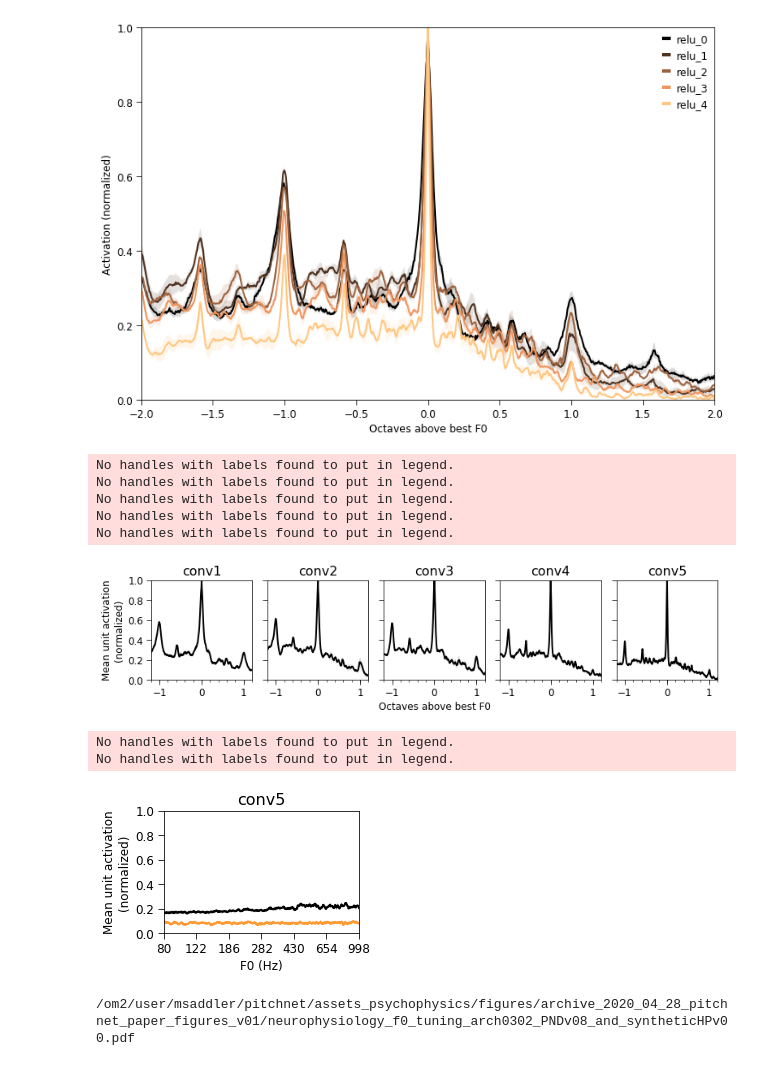
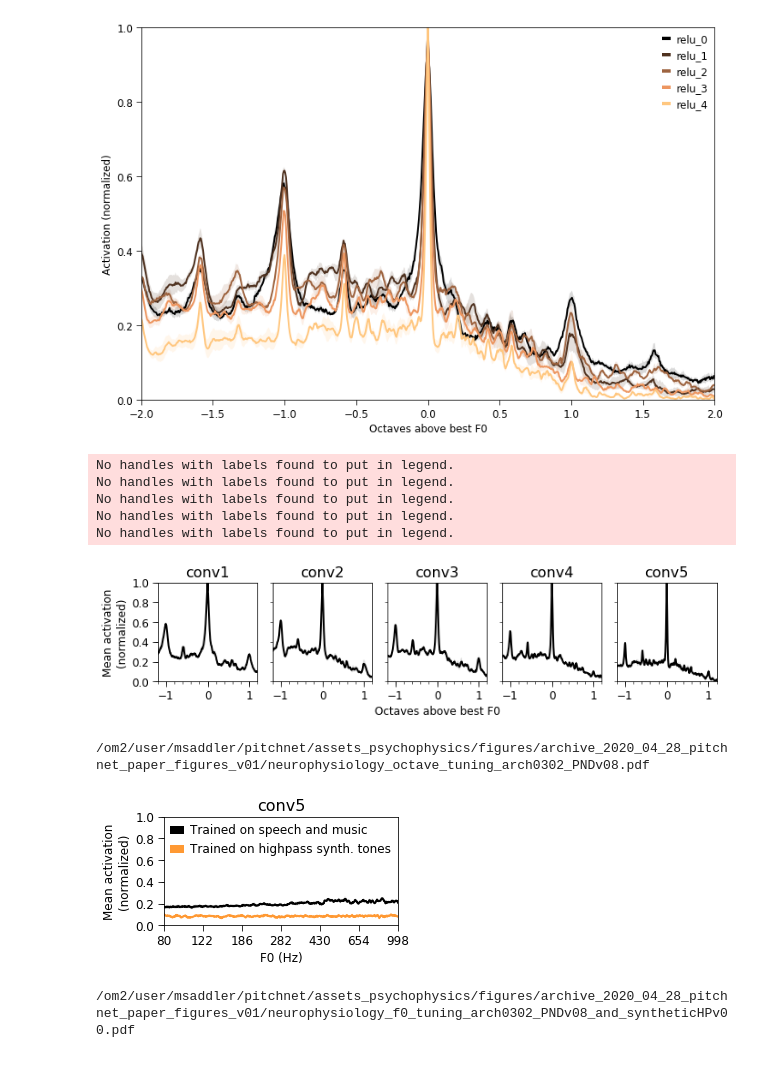
Before and after one commit to msaddler/pitchnet, a Jupyter notebook: notebook_network_neurophysiology.ipynb, the cells around one changed output. Drawn from its saved outputs; the diff is of its cells as text; code cells hidden in the pictures.

Commit message:
second pass at network neurophysiology main paper figures

```diff
--- a/notebook_network_neurophysiology.ipynb
+++ b/notebook_network_neurophysiology.ipynb
@@ -123,11 +123,14 @@ for results_dict_fn in sorted(glob.glob(results_dict_fn_regex)):
     print('WROTE: {}'.format(minimal_results_dict_fn))
 # %%
 master_list = [
-    ('/saved_models/models_sr20000/arch_0302/PND_v08_TLAS_snr_neg10pos10_AN_BW10eN1_IHC3000Hz_classification*/', 'Speech + Music (natural)'),
+    ('/saved_models/models_sr20000/arch_0302/PND_v08_TLAS_snr_neg10pos10_AN_BW10eN1_IHC3000Hz_classification*/', 'Trained on speech and music'),
+    ('/saved_models/models_sr20000/arch_0302/PND_synthetic_noise_UMNm_snr_neg10pos10_phase0_filter_signalHPv00_AN_BW10eN1_IHC3000Hz_classification*/', 'Trained on highpass synth. tones'),
+
+#     ('/saved_models/models_sr20000/arch_0302/PND_v08_TLAS_snr_neg10pos10_AN_BW10eN1_IHC3000Hz_classification*/', 'Speech + Music (natural)'),
 #     ('/saved_models/models_sr20000/arch_0302/PND_v08_TLAS_snr_neg10pos10_filter_signalBPv00_AN_BW10eN1_IHC3000Hz_classification*/', 'Speech + Music (bandpass)'),
 #     ('/saved_models/models_sr20000/arch_0302/PND_v08_TLAS_snr_neg10pos10_filter_signalHPv00_AN_BW10eN1_IHC3000Hz_classification*/', 'Speech + Music (highpass)'),
 #     ('/saved_models/models_sr20000/arch_0302/PND_synthetic_noise_UMNm_snr_neg10pos10_phase0_filter_signalBPv00_AN_BW10eN1_IHC3000Hz_classification*/', 'Synthetic tones (bandpass)'),
-    ('/saved_models/models_sr20000/arch_0302/PND_synthetic_noise_UMNm_snr_neg10pos10_phase0_filter_signalHPv00_AN_BW10eN1_IHC3000Hz_classification*/', 'Synthetic tones (highpass)'),
+#     ('/saved_models/models_sr20000/arch_0302/PND_synthetic_noise_UMNm_snr_neg10pos10_phase0_filter_signalHPv00_AN_BW10eN1_IHC3000Hz_classification*/', 'Synthetic tones (highpass)'),
 
 #     ('/saved_models/models_sr20000/arch_0302/PND_v08_TLAS_snr_pos10pos30_AN_BW10eN1_IHC3000Hz_classification*/', 'Speech + Music (low noise)'),
 #     ('/saved_models/models_sr20000/arch_0302/PND_v08_TLAS_snr_posInf_AN_BW10eN1_IHC3000Hz_classification*/', 'Speech + Music (no noise)'),
@@ -273,8 +276,7 @@ gridspec_kw = {
 }
 fig, ax_arr = plt.subplots(nrows=nrows,
                            ncols=ncols,
-                           figsize=(2.5*ncols, 2.25*nrows),
-                           sharey=True,
+                           figsize=(2.2*ncols, 2*nrows),
                            gridspec_kw=gridspec_kw)
 
 for idx_layer, key_layer in enumerate(list_key_layer):
@@ -282,35 +284,38 @@ for idx_layer, key_layer in enumerate(list_key_layer):
     kwargs_plot_update = {'color': 'k', 'label': None}
     util_neurophysiology.make_octave_tuning_plot(ax_arr[idx_layer],
                                                  results_dict_input,
                                                  restrict_conditions=[key_layer],
                                                  n_subsample=32,
                                                  kwargs_plot_update=kwargs_plot_update,
                                                  xlimits=[-1.2, 1.2],
-                                                 str_ylabel='Mean unit activation\n(normalized)',
                                                  str_title='conv{}'.format(idx_layer+1),
                                                  fontsize_title=16,
                                                  fontweight_title=None,
+                                                 yticks=np.arange(0, 1.01, 0.2),
+                                                 yticks_minor=np.arange(0, 1.01, 0.2),
                                                  xticks=[-1, 0, 1],
                                                  xticks_minor=np.arange(-1.2, 1.21, 0.2))
     if idx_layer > 0:
         ax_arr[idx_layer].set_ylabel(None)
+        ax_arr[idx_layer].set_yticks([])
 
     if not idx_layer == 2:
         ax_arr[idx_layer].set_xlabel(None)
 
 plt.show()
 
 # save_dir = '/om2/user/msaddler/pitchnet/assets_psychophysics/figures/archive_2020_04_28_pitchnet_paper_figures_v01/'
 # save_fn = os.path.join(save_dir, 'neurophysiology_octave_tuning_arch0302_PNDv08.pdf')
 # fig.savefig(save_fn, bbox_inches='tight', pad_inches=0)
 # print(save_fn)
 # %% [output]
 No handles with labels found to put in legend.
 No handles with labels found to put in legend.
 No handles with labels found to put in legend.
 No handles with labels found to put in legend.
 No handles with labels found to put in legend.
-[figure, old version]
+[figure, new version]
+/om2/user/msaddler/pitchnet/assets_psychophysics/figures/archive_2020_04_28_pitchnet_paper_figures_v01/neurophysiology_octave_tuning_arch0302_PNDv08.pdf
 # %%
 importlib.reload(util_neurophysiology)
 
@@ -324,7 +329,7 @@ list_key_layer = [
 
 ncols = 1
 nrows = 1
-figsize = (3.5, 2.25)
+figsize = (4.2, 2.0)
 
 fig, ax = plt.subplots(nrows=nrows,
                        ncols=ncols,
@@ -334,14 +339,15 @@ color_list = [color_list[idx] for idx in [0, 2, 4]]
 color_list = [color_list[0], color_list[-1]]
 for cidx, model_key in enumerate(model_keys):
     results_dict_input = results_dicts[model_key]
-    kwargs_plot_update = {'color': color_list[cidx], 'label': None}
+    kwargs_plot_update = {'color': color_list[cidx], 'label': model_key}
     ax = util_neurophysiology.make_f0_tuning_plot(ax,
                                                   results_dict_input,
                                                   restrict_conditions=['relu_4'],
                                                   kwargs_plot_update=kwargs_plot_update,
-                                                  str_ylabel='Mean unit activation\n(normalized)',
                                                   str_title='conv5',
-                                                  fontsize_title=16)
+                                                  fontsize_title=16,
+                                                  yticks=np.arange(0, 1.01, 0.2),
+                                                  yticks_minor=np.arange(0, 1.01, 0.2))
 plt.show()
 
 # save_dir = '/om2/user/msaddler/pitchnet/assets_psychophysics/figures/archive_2020_04_28_pitchnet_paper_figures_v01/'
@@ -363,20 +369,19 @@ plt.show()
 #                                                         results_dict_input,
 #                                                         restrict_conditions=['relu_4'],
 #                                                         kwargs_plot_update=kwargs_plot_update,
-#                                                         str_ylabel='Mean unit activation\n(normalized)',
 #                                                         str_title='conv5',
-#                                                         fontsize_title=16)
-plt.show()
+#                                                         fontsize_title=16,
+#                                                         yticks=np.arange(0, 1.01, 0.2),
+#                                                         yticks_minor=np.arange(0, 1.01, 0.2))
+# plt.show()
 
 # save_dir = '/om2/user/msaddler/pitchnet/assets_psychophysics/figures/archive_2020_04_28_pitchnet_paper_figures_v01/'
 # save_fn = os.path.join(save_dir, 'neurophysiology_low_harm_tuning_arch0302_PNDv08_and_syntheticHPv00.pdf')
 # fig.savefig(save_fn, bbox_inches='tight', pad_inches=0)
 # print(save_fn)
 # %% [output]
+[figure, new version]
-No handles with labels found to put in legend.
-No handles with labels found to put in legend.
+/om2/user/msaddler/pitchnet/assets_psychophysics/figures/archive_2020_04_28_pitchnet_paper_figures_v01/neurophysiology_f0_tuning_arch0302_PNDv08_and_syntheticHPv00.pdf
-[figure, old version]
-/om2/user/msaddler/pitchnet/assets_psychophysics/figures/archive_2020_04_28_pitchnet_paper_figures_v01/neurophysiology_f0_tuning_arch0302_PNDv08_and_syntheticHPv00.pdf
 # %%
 for k0 in results_dict.keys():
     for k1 in results_dict[k0].keys():
```
Also changed, not shown: parts of 1 cell of this notebook, 1 other file.
